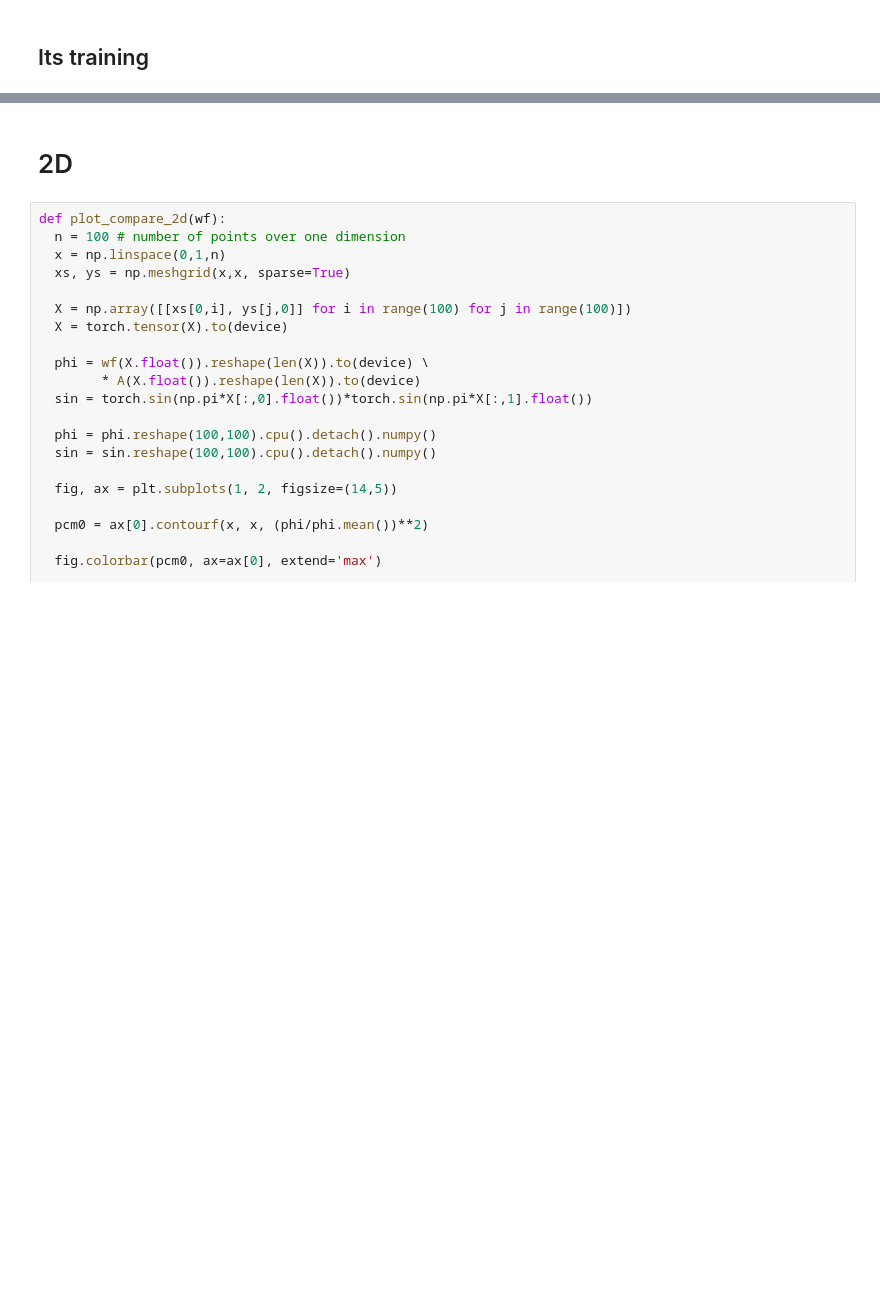
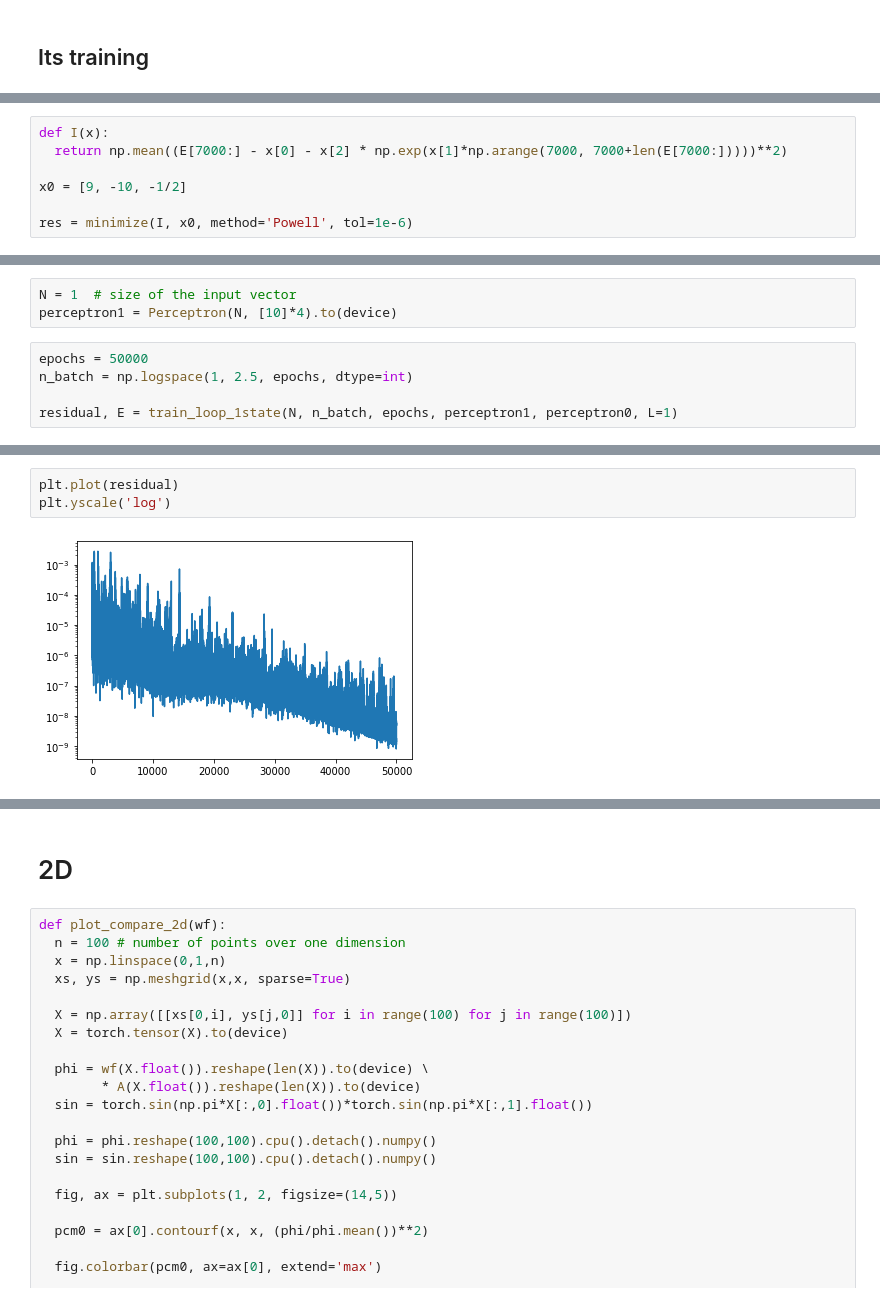
Before and after one commit to MrKozelberg/wavefunction_perceptron, a Jupyter notebook: spectrum_laplace_operator_3.ipynb, the cells around one changed output, grey strips where cells are left out. Saved outputs shown, nothing was run; the diff lists cells and outputs as text; blank space fills up the shorter version.

```diff
--- a/spectrum_laplace_operator_3.ipynb
+++ b/spectrum_laplace_operator_3.ipynb
@@ -318,0 +261,7 @@ Residual: 1.36789E-07, Energy: 9.88477  [ 1000 /  1000]
+# %%
+def I(x):
+  return np.mean((E[7000:] - x[0] - x[2] * np.exp(x[1]*np.arange(7000, 7000+len(E[7000:]))))**2)
+
+x0 = [9, -10, -1/2]
+
+res = minimize(I, x0, method='Powell', tol=1e-6)
@@ -318,0 +333,8 @@ Residual: 1.36789E-07, Energy: 9.88477  [ 1000 /  1000]
+# %%
+N = 1  # size of the input vector
+perceptron1 = Perceptron(N, [10]*4).to(device)
+# %%
+epochs = 50000
+n_batch = np.logspace(1, 2.5, epochs, dtype=int)
+
+residual, E = train_loop_1state(N, n_batch, epochs, perceptron1, perceptron0, L=1)
@@ -318,0 +359,5 @@ Residual: 1.36789E-07, Energy: 9.88477  [ 1000 /  1000]
+# %%
+plt.plot(residual)
+plt.yscale('log')
+# %% [output]
+[figure, added]
```
Also changed, not shown: parts of 21 cells of this notebook.
